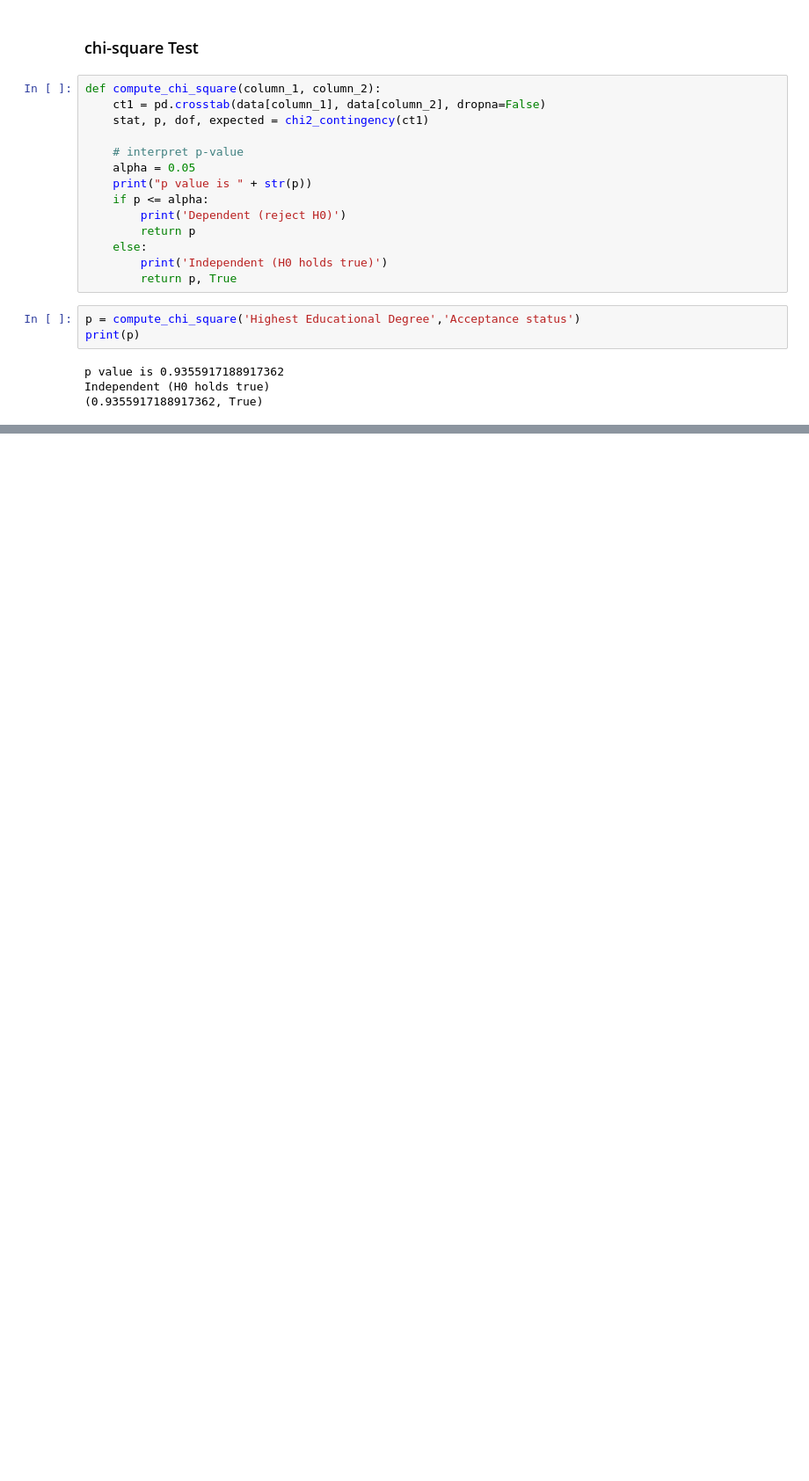
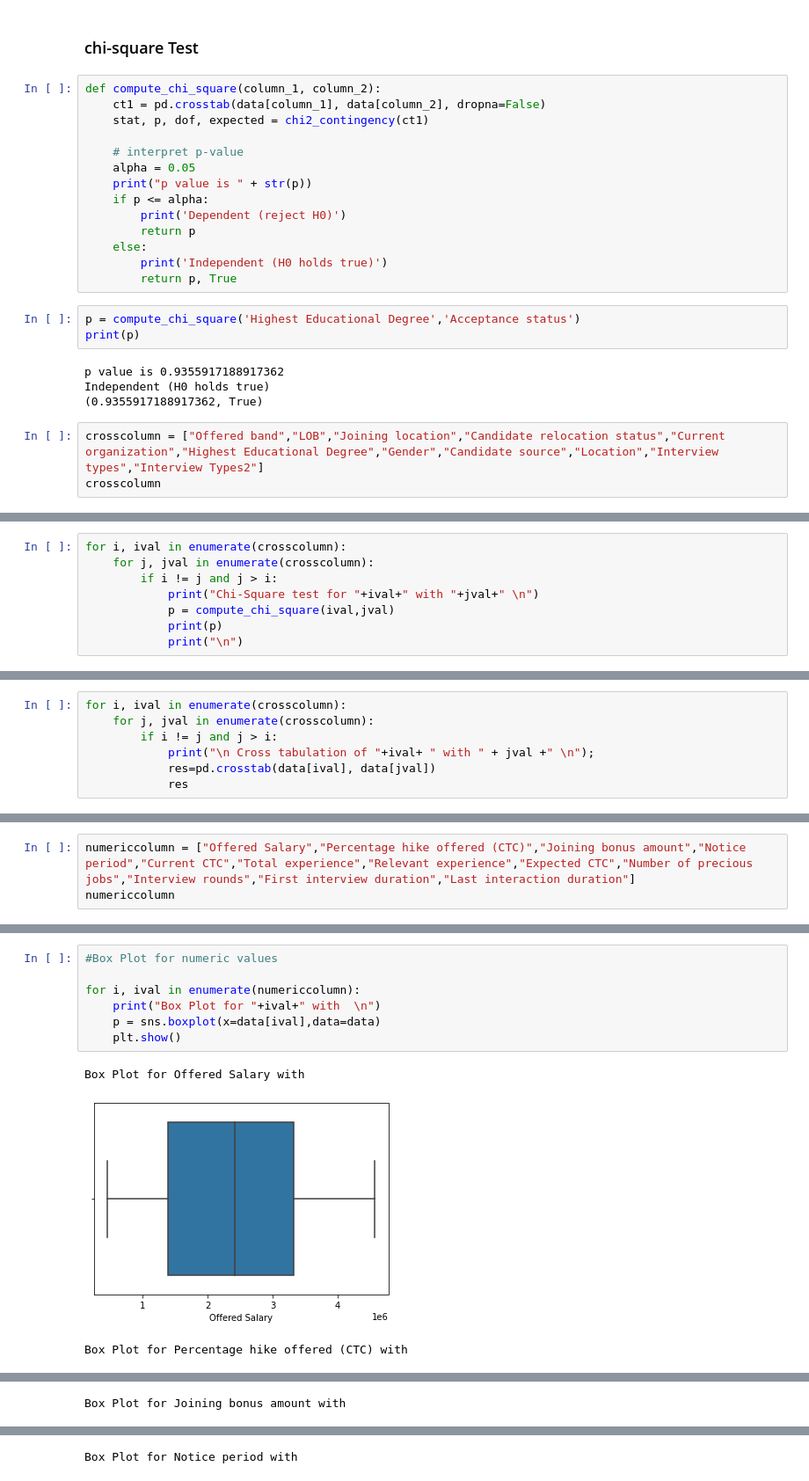
Before and after one commit to karunyads/MiniProject-FE, a Jupyter notebook: FE_PROJECT1_06.ipynb, the cells around one changed output, grey strips where cells are left out. Shown at 88% size. Drawn from its saved outputs; the diff is of its cells as text; blank space fills up the shorter version.

```diff
--- a/FE_PROJECT1_06.ipynb
+++ b/FE_PROJECT1_06.ipynb
@@ -314,3 +317,6 @@ print(p)
 p value is 0.9355917188917362
 Independent (H0 holds true)
 (0.9355917188917362, True)
+# %%
+crosscolumn = ["Offered band","LOB","Joining location","Candidate relocation status","Current organization","Highest Educational Degree","Gender","Candidate source","Location","Interview types","Interview Types2"]
+crosscolumn
@@ -316,0 +335,8 @@ Independent (H0 holds true)
+# %%
+for i, ival in enumerate(crosscolumn):
+    for j, jval in enumerate(crosscolumn):
+        if i != j and j > i:
+            print("Chi-Square test for "+ival+" with "+jval+" \n")
+            p = compute_chi_square(ival,jval)
+            print(p)
+            print("\n")
@@ -316,0 +365,7 @@ Independent (H0 holds true)
+# %%
+for i, ival in enumerate(crosscolumn):
+    for j, jval in enumerate(crosscolumn):
+        if i != j and j > i:
+            print("\n Cross tabulation of "+ival+ " with " + jval +" \n");
+            res=pd.crosstab(data[ival], data[jval])
+            res
@@ -316,0 +434,3 @@ Independent (H0 holds true)
+# %%
+numericcolumn = ["Offered Salary","Percentage hike offered (CTC)","Joining bonus amount","Notice period","Current CTC","Total experience","Relevant experience","Expected CTC","Number of precious jobs","Interview rounds","First interview duration","Last interaction duration"]
+numericcolumn
@@ -316,0 +450,11 @@ Independent (H0 holds true)
+# %%
+#Box Plot for numeric values
+
+for i, ival in enumerate(numericcolumn):
+    print("Box Plot for "+ival+" with  \n")
+    p = sns.boxplot(x=data[ival],data=data)
+    plt.show()
+# %% [output]
+Box Plot for Offered Salary with
+[figure, added]
+Box Plot for Percentage hike offered (CTC) with
@@ -316,0 +462 @@ Independent (H0 holds true)
+Box Plot for Joining bonus amount with
@@ -316,0 +464 @@ Independent (H0 holds true)
+Box Plot for Notice period with
```
Also changed, not shown: parts of 9 cells of this notebook.
